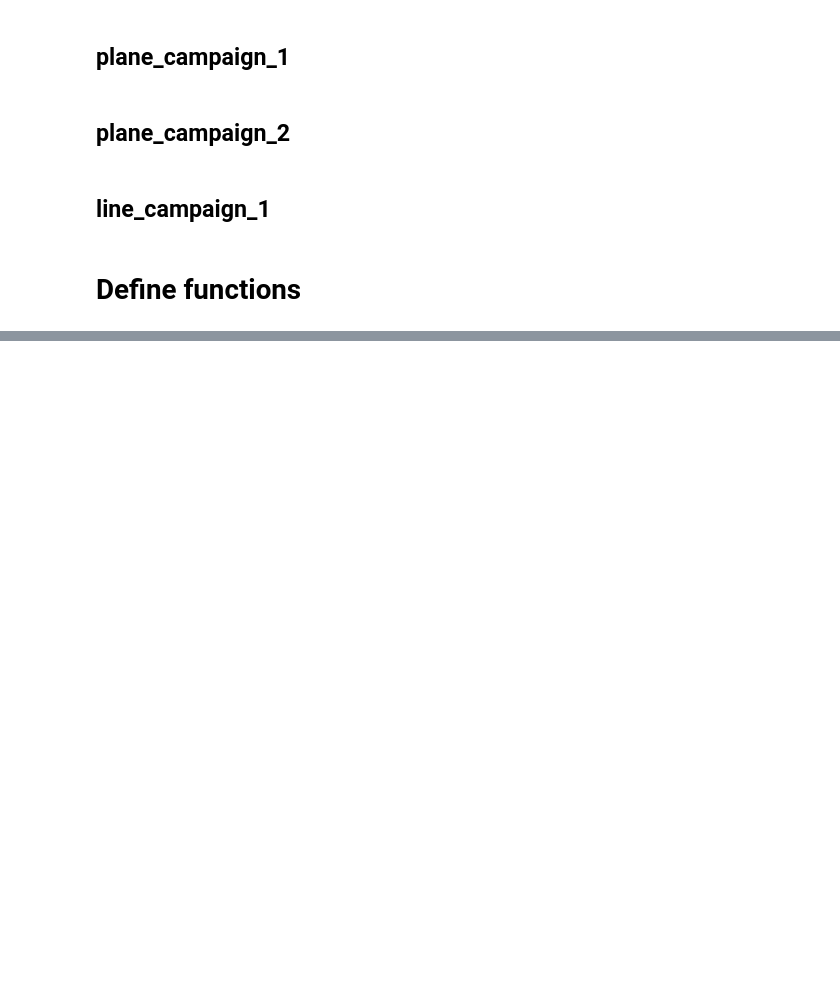
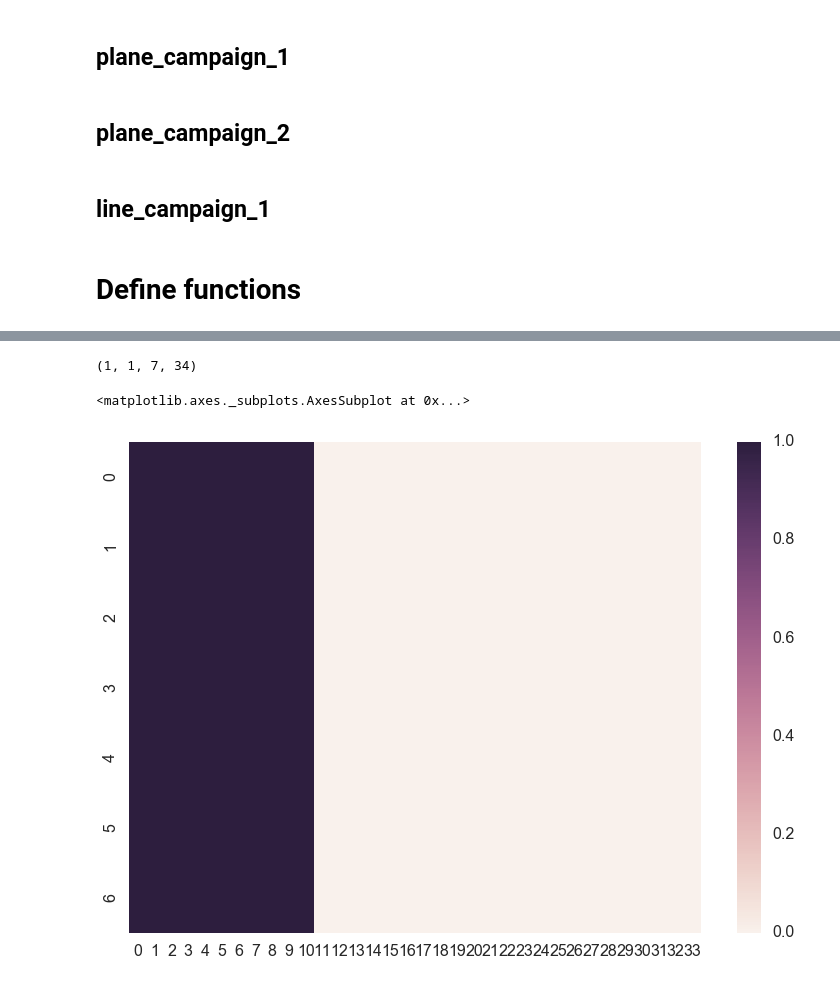
Before and after one commit to jensv/relative_canonical_helicity, a Jupyter notebook: interpolate_mach_3d.ipynb, the cells around one changed output, grey strips where cells are left out. Cells and saved outputs as stored; diff of their text form; code cells hidden in the pictures; blank space fills up the shorter version.

```diff
--- a/interpolate_mach_3d.ipynb
+++ b/interpolate_mach_3d.ipynb
@@ -160,0 +402,25 @@ mach_y_0419_measurements['a_out'].shape
+# %%
+for time_point in xrange(21):
+    print 'time_point %i' % time_point
+    (mach_z_line_points,
+     mach_z_line_values) = struc_3d.read_points_from_measurement_dict({0.416: mach_z_0416_measurements,
+                                                                       0.302: mach_z_0302_measurements,
+                                                                       0.249: mach_z_0249_measurements},
+                                                                      time_point,
+                                                                      [0.249, 0.302, 0.416])
+
+    for i, value in enumerate(mach_z_line_values):
+        if np.isnan(value):
+            to_remove.append(i)
+    mach_z_line_values = np.delete(mach_z_line_values, to_remove)
+    mach_z_line_points = np.delete(mach_z_line_points, to_remove, 0)
+
+    grid_points, sizes = struc_3d.bounded_grid(mach_z_line_bounds, spatial_increment)
+    mach_z_line_interpolated = struc_3d.interpolate_scalar(grid_points, mach_z_line_points,
+                                                           mach_z_line_values)
+
+
+    #assert np.sum(np.isnan(mach_z_line_interpolated)) == 0
+
+    vtk_grid = struc_3d.prepare_mesh(grid_points, sizes)
+    mach_z_line_vtk = struc_3d.prepare_scalar(mach_z_line_interpolated, sizes)
@@ -160,0 +491,16 @@ mach_y_0419_measurements['a_out'].shape
+# %%
+is_nan = np.where(np.isnan(mach_z_line_vtk))
+not_nan = np.where(np.invert(np.isnan(mach_z_line_vtk)))
+# %%
+heatmap = np.array(mach_z_line_vtk)
+heatmap[is_nan] = 1
+heatmap[not_nan] = 0
+# %%
+heatmap.shape
+# %% [output]
+(1, 1, 7, 34)
+# %%
+sns.heatmap(heatmap[0,0])
+# %% [output]
+<matplotlib.axes._subplots.AxesSubplot at 0x...>
+[figure, added]
```
Also changed, not shown: parts of 34 cells of this notebook, 1 other file.
